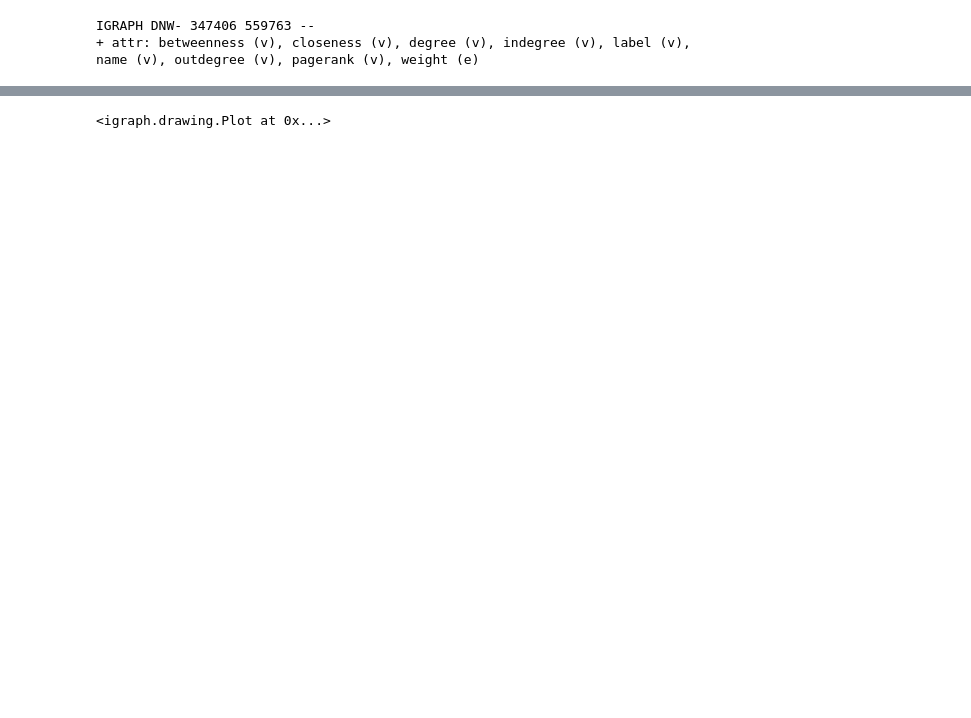
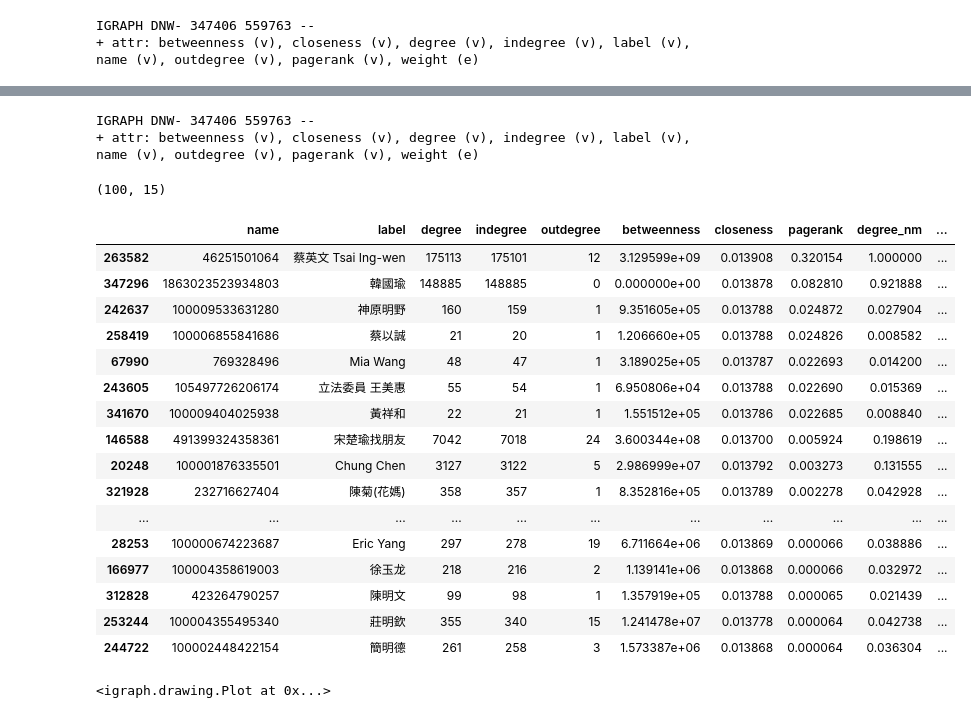
Before and after one commit to tlyu0419/FindAndMeetKOLs, a Jupyter notebook: 總統大選的社群網絡分析.ipynb, the cells around one changed output, grey strips where cells are left out. Saved outputs shown, nothing was run; the diff lists cells and outputs as text; code cells hidden in the pictures; blank space fills up the shorter version.

```diff
--- a/總統大選的社群網絡分析.ipynb
+++ b/總統大選的社群網絡分析.ipynb
@@ -466,3 +314,34 @@ kols.head(100)
+# %%
+igraph.summary(g)
+# %% [output]
+IGRAPH DNW- 347406 559763 --
++ attr: betweenness (v), closeness (v), degree (v), indegree (v), label (v), name (v), outdegree (v), pagerank (v), weight (e)
+# %%
+kols = vertices_info.sort_values(by='score',ascending=False)
+# 過濾掉 indegree 太少的KOLS
+kols = kols.loc[kols['indegree'].apply(lambda x: x>=20),:]
+kols = kols.sort_values(by='pagerank_nm',ascending=False).head(100)
+print(kols.shape)
+kols
+# %% [output]
+(100, 15)
+|  | name | label | degree | indegree | outdegree | betweenness | closeness | pagerank | degree_nm | ... |
+| 263582 | 46251501064 | 蔡英文 Tsai Ing-wen | 175113 | 175101 | 12 | 3.129599e+09 | 0.013908 | 0.320154 | 1.000000 | ... |
+| 347296 | 1863023523934803 | 韓國瑜 | 148885 | 148885 | 0 | 0.000000e+00 | 0.013878 | 0.082810 | 0.921888 | ... |
+| 242637 | 100009533631280 | 神原明野 | 160 | 159 | 1 | 9.351605e+05 | 0.013788 | 0.024872 | 0.027904 | ... |
+| 258419 | 100006855841686 | 蔡以誠 | 21 | 20 | 1 | 1.206660e+05 | 0.013788 | 0.024826 | 0.008582 | ... |
+| 67990 | 769328496 | Mia Wang | 48 | 47 | 1 | 3.189025e+05 | 0.013787 | 0.022693 | 0.014200 | ... |
+| 243605 | 105497726206174 | 立法委員 王美惠 | 55 | 54 | 1 | 6.950806e+04 | 0.013788 | 0.022690 | 0.015369 | ... |
+| 341670 | 100009404025938 | 黃祥和 | 22 | 21 | 1 | 1.551512e+05 | 0.013786 | 0.022685 | 0.008840 | ... |
+| 146588 | 491399324358361 | 宋楚瑜找朋友 | 7042 | 7018 | 24 | 3.600344e+08 | 0.013700 | 0.005924 | 0.198619 | ... |
+| 20248 | 100001876335501 | Chung Chen | 3127 | 3122 | 5 | 2.986999e+07 | 0.013792 | 0.003273 | 0.131555 | ... |
+| 321928 | 232716627404 | 陳菊(花媽) | 358 | 357 | 1 | 8.352816e+05 | 0.013789 | 0.002278 | 0.042928 | ... |
+| ... | ... | ... | ... | ... | ... | ... | ... | ... | ... | ... |
+| 28253 | 100000674223687 | Eric Yang | 297 | 278 | 19 | 6.711664e+06 | 0.013869 | 0.000066 | 0.038886 | ... |
+| 166977 | 100004358619003 | 徐玉龙 | 218 | 216 | 2 | 1.139141e+06 | 0.013868 | 0.000066 | 0.032972 | ... |
+| 312828 | 423264790257 | 陳明文 | 99 | 98 | 1 | 1.357919e+05 | 0.013788 | 0.000065 | 0.021439 | ... |
+| 253244 | 100004355495340 | 莊明欽 | 355 | 340 | 15 | 1.241478e+07 | 0.013778 | 0.000064 | 0.042738 | ... |
+| 244722 | 100002448422154 | 簡明德 | 261 | 258 | 3 | 1.573387e+06 | 0.013868 | 0.000064 | 0.036304 | ... |
 # %%
 # kols = g.vs.select(pagerank_ge=0.000040)['name']
 sg = g.subgraph(kols['name'])
```
Also changed, not shown: parts of 86 cells of this notebook.
